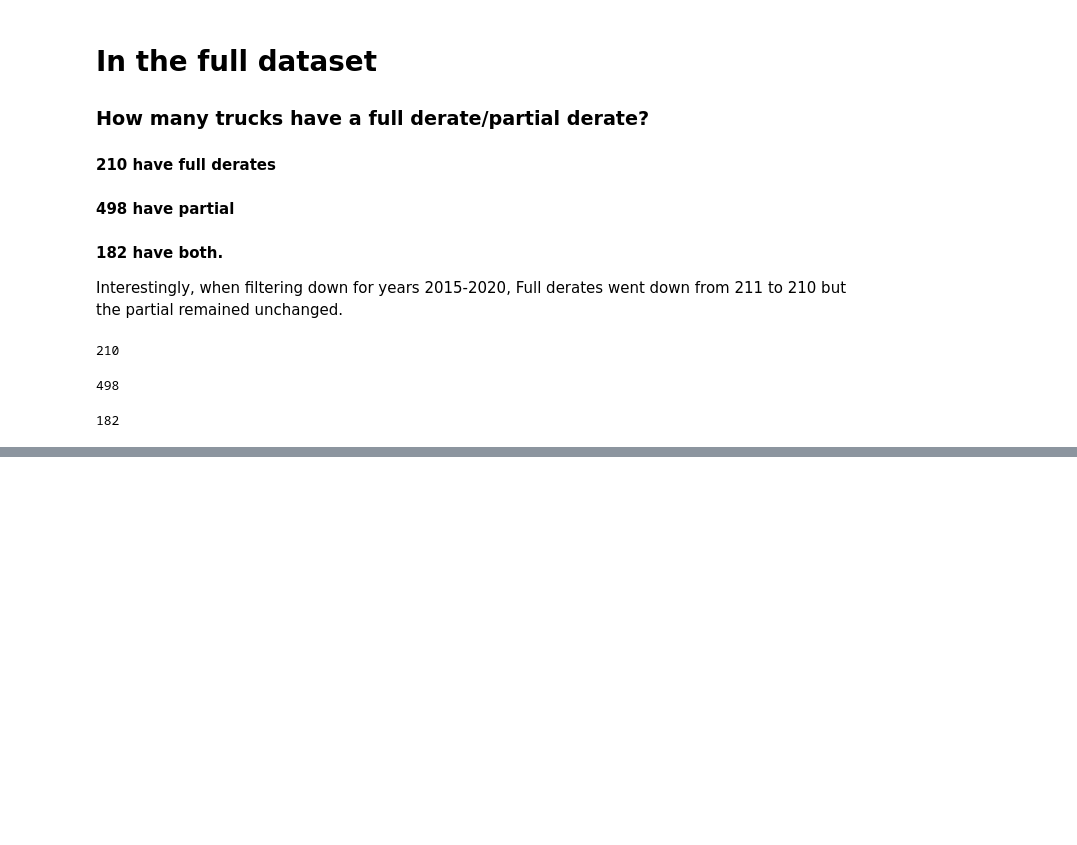
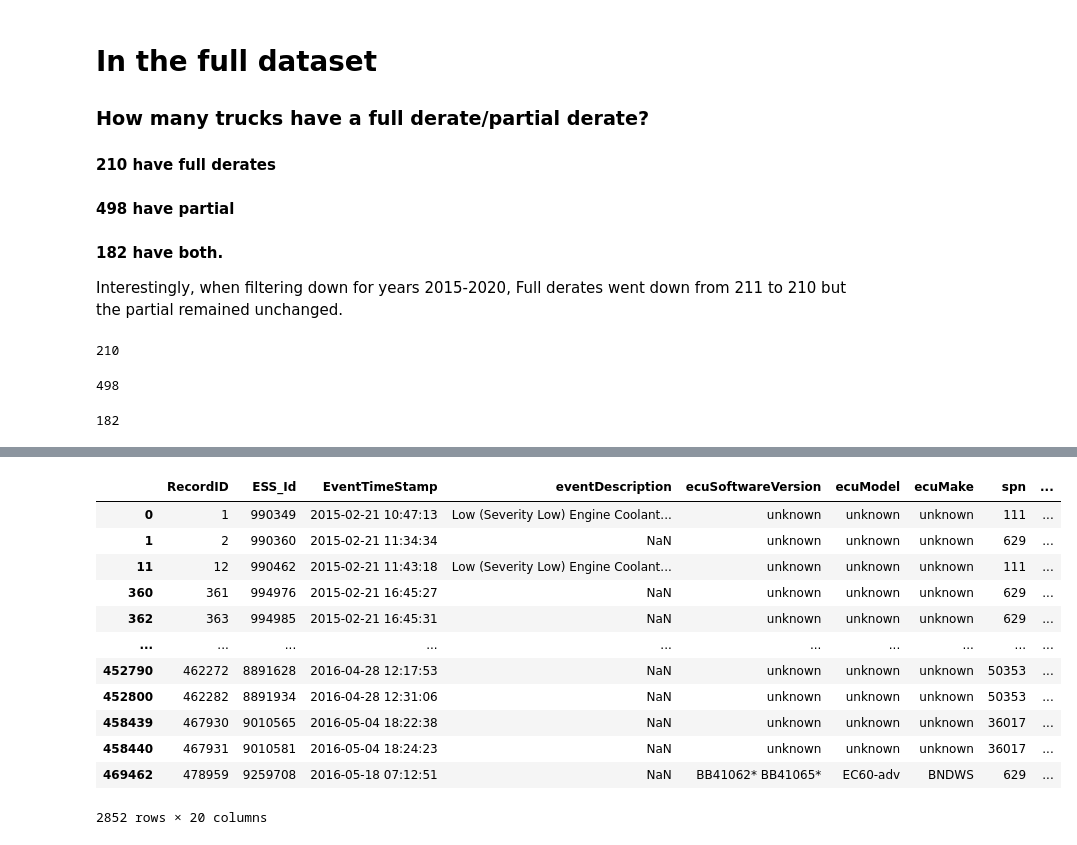
Before and after one commit to nss-data-science-cohort-5/big_g_express-rickrollers, a Jupyter notebook: notebooks/just_faults.ipynb, the cells around one changed output, grey strips where cells are left out. Saved outputs shown, nothing was run; the diff lists cells and outputs as text; code cells hidden in the pictures; blank space fills up the shorter version.

```diff
--- a/notebooks/just_faults.ipynb
+++ b/notebooks/just_faults.ipynb
@@ -140,0 +136,16 @@ memory usage: 41.2+ MB
+# %%
+faults_cleaned[faults_cleaned['EquipmentID']=='1439'].sort_values(by = 'EventTimeStamp')
+# %% [output]
+|  | RecordID | ESS_Id | EventTimeStamp | eventDescription | ecuSoftwareVersion | ecuModel | ecuMake | spn | ... |
+| 0 | 1 | 990349 | 2015-02-21 10:47:13 | Low (Severity Low) Engine Coolant... | unknown | unknown | unknown | 111 | ... |
+| 1 | 2 | 990360 | 2015-02-21 11:34:34 | NaN | unknown | unknown | unknown | 629 | ... |
+| 11 | 12 | 990462 | 2015-02-21 11:43:18 | Low (Severity Low) Engine Coolant... | unknown | unknown | unknown | 111 | ... |
+| 360 | 361 | 994976 | 2015-02-21 16:45:27 | NaN | unknown | unknown | unknown | 629 | ... |
+| 362 | 363 | 994985 | 2015-02-21 16:45:31 | NaN | unknown | unknown | unknown | 629 | ... |
+| ... | ... | ... | ... | ... | ... | ... | ... | ... | ... |
+| 452790 | 462272 | 8891628 | 2016-04-28 12:17:53 | NaN | unknown | unknown | unknown | 50353 | ... |
+| 452800 | 462282 | 8891934 | 2016-04-28 12:31:06 | NaN | unknown | unknown | unknown | 50353 | ... |
+| 458439 | 467930 | 9010565 | 2016-05-04 18:22:38 | NaN | unknown | unknown | unknown | 36017 | ... |
+| 458440 | 467931 | 9010581 | 2016-05-04 18:24:23 | NaN | unknown | unknown | unknown | 36017 | ... |
+| 469462 | 478959 | 9259708 | 2016-05-18 07:12:51 | NaN | BB41062* BB41065* | EC60-adv | BNDWS | 629 | ... |
+2852 rows × 20 columns
```
Also changed, not shown: parts of 16 cells of this notebook.
